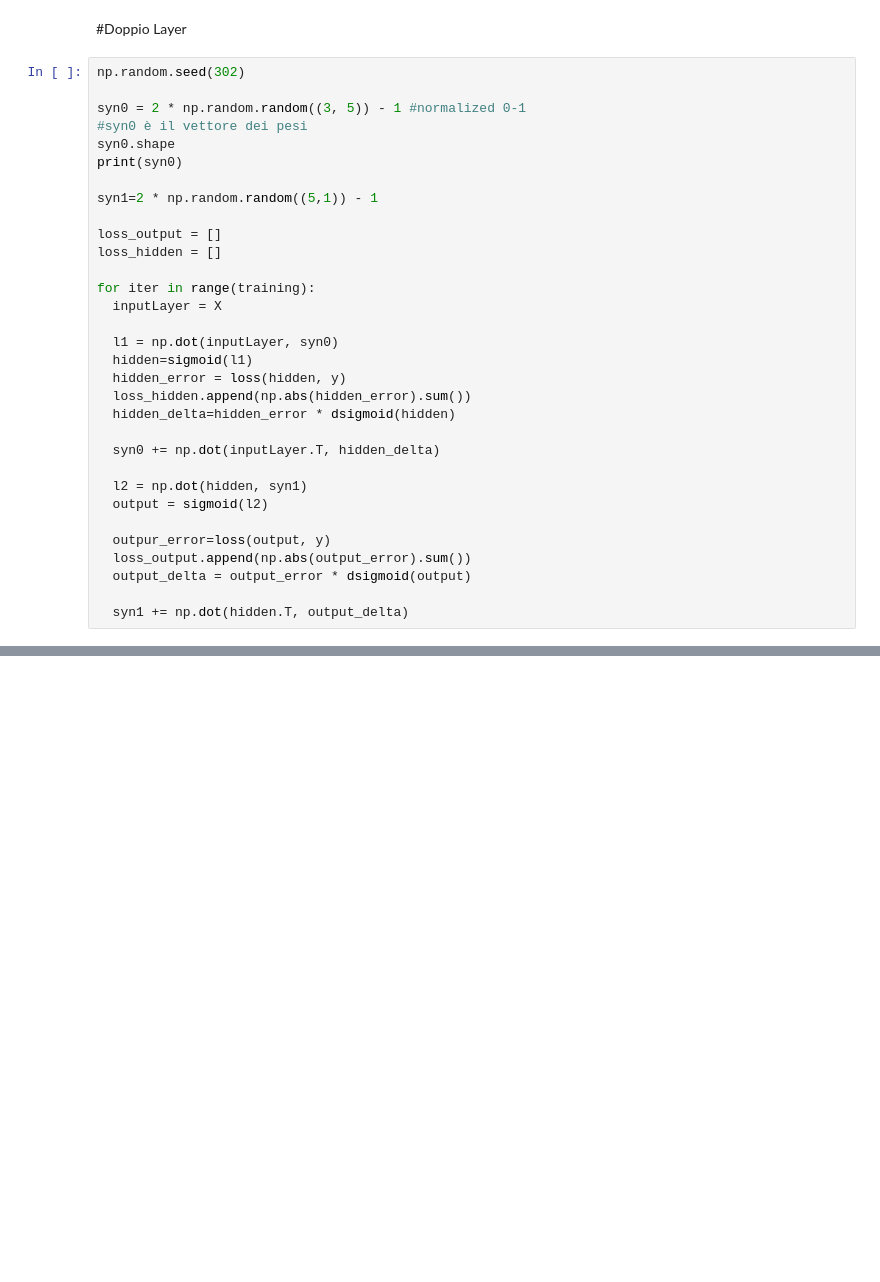
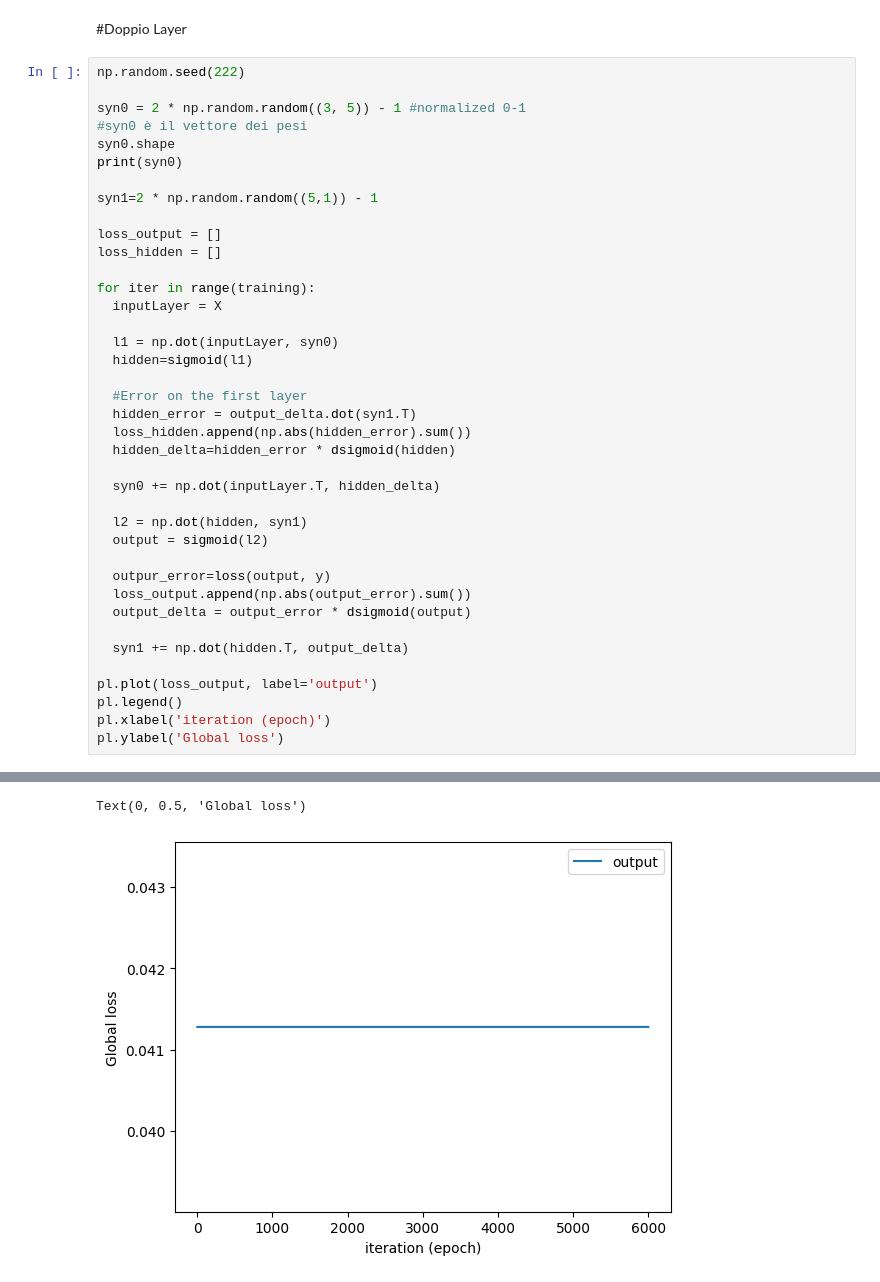
Before and after one commit to DanieleScal99/MLPNS_DScalabrini, a Jupyter notebook: NeuralNetwork.ipynb, the cells around one changed output, grey strips where cells are left out. Saved outputs shown, nothing was run; the diff lists cells and outputs as text; blank space fills up the shorter version.

```diff
--- a/NeuralNetwork.ipynb
+++ b/NeuralNetwork.ipynb
@@ -120,7 +121,7 @@ Text(0, 0.5, 'Global loss')
 # %% [markdown]
 #Doppio Layer
 # %%
-np.random.seed(302)
+np.random.seed(222)
 
 syn0 = 2 * np.random.random((3, 5)) - 1 #normalized 0-1
 #syn0 è il vettore dei pesi
@@ -137,7 +138,9 @@ for iter in range(training):
 
   l1 = np.dot(inputLayer, syn0)
   hidden=sigmoid(l1)
-  hidden_error = loss(hidden, y)
+
+  #Error on the first layer
+  hidden_error = output_delta.dot(syn1.T)
   loss_hidden.append(np.abs(hidden_error).sum())
   hidden_delta=hidden_error * dsigmoid(hidden)
 
@@ -151,3 +154,9 @@ for iter in range(training):
   output_delta = output_error * dsigmoid(output)
 
   syn1 += np.dot(hidden.T, output_delta)
+
+pl.plot(loss_output, label='output')
+pl.legend()
+pl.xlabel('iteration (epoch)')
+pl.ylabel('Global loss')
+# %% [output]
@@ -153,0 +166,2 @@ for iter in range(training):
+Text(0, 0.5, 'Global loss')
+[figure, added]
```
Also changed, not shown: parts of 9 cells of this notebook.
